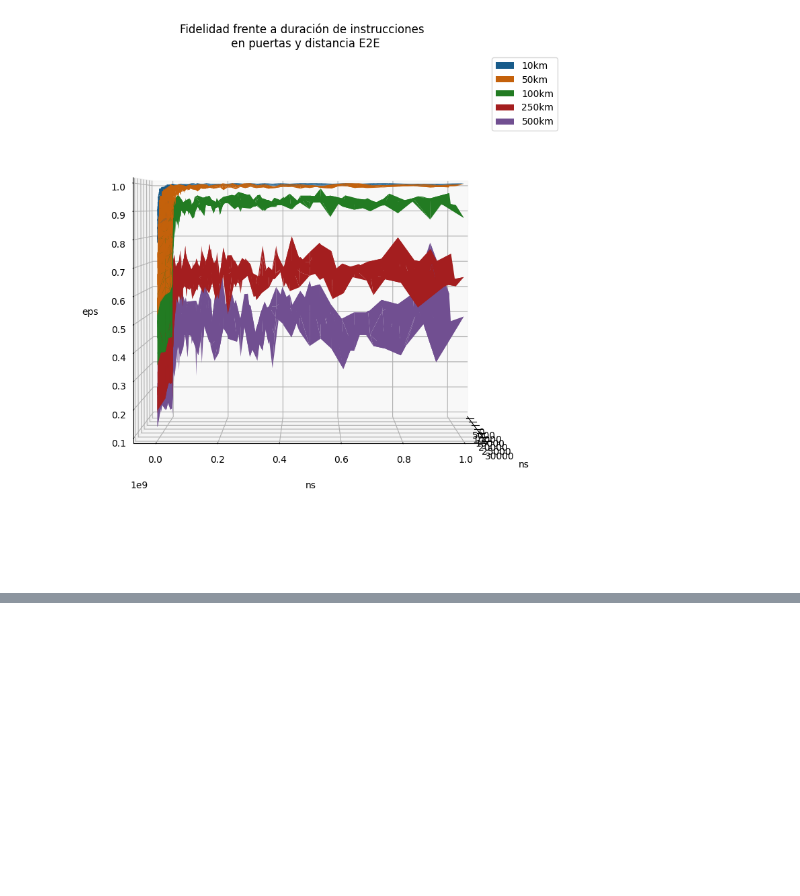
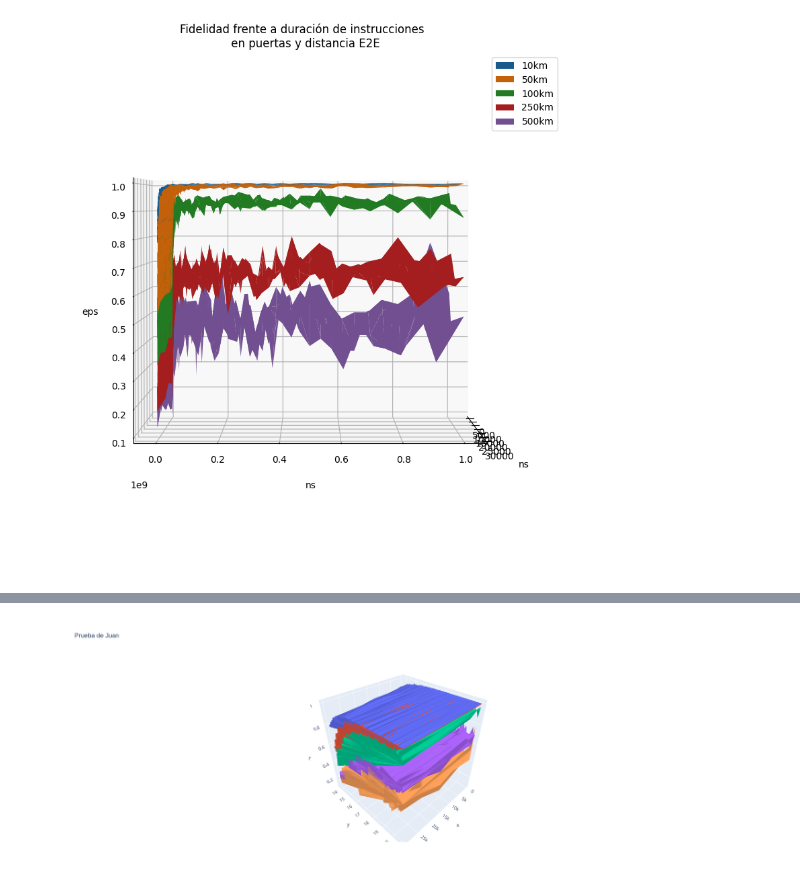
Before and after one commit to davidpcuvigo/quantumcity, a Jupyter notebook: graficosTFM/Prueba24.ipynb, the cells around one changed output, grey strips where cells are left out. Saved outputs shown, nothing was run; the diff lists cells and outputs as text; code cells hidden in the pictures; blank space fills up the shorter version.

```diff
--- a/graficosTFM/Prueba24.ipynb
+++ b/graficosTFM/Prueba24.ipynb
@@ -103,0 +170,69 @@ plt.show()
+# %%
+import plotly.graph_objects as go
+import numpy as np
+import pandas as pd
+np.random.seed(1)
+df24 = pd.read_csv('prueba24.csv',delimiter=',')
+df24.set_index('gate time',inplace=True)
+
+
+layout = go.Layout(
+    autosize=False,
+    width=800,
+    height=700,
+    title='Prueba de Juan',
+    xaxis=go.layout.XAxis(linecolor="black", linewidth=1, mirror=True),
+    yaxis=go.layout.YAxis(type="log",linecolor="black", linewidth=1, mirror=True),
+    margin=go.layout.Margin(l=50, r=50, b=100, t=100, pad=4),
+)
+
+x10 = list(df24[df24['distance']==10].index.values)
+y10 = list(np.log(df24[df24['distance']==10]['valor']).values)
+z10 = list(df24[df24['distance']==10]['Mean fidel'].values)
+x50 = list(df24[df24['distance']==50].index.values)
+y50 = list(np.log(df24[df24['distance']==50]['valor']).values)
+z50 = list(df24[df24['distance']==50]['Mean fidel'].values)
+x100 = list(df24[df24['distance']==100].index.values)
+y100 = list(np.log(df24[df24['distance']==100]['valor']).values)
+z100 = list(df24[df24['distance']==100]['Mean fidel'].values)
+x250 = list(df24[df24['distance']==250].index.values)
+y250 = list(np.log(df24[df24['distance']==250]['valor']).values)
+z250 = list(df24[df24['distance']==250]['Mean fidel'].values)
+x500 = list(df24[df24['distance']==500].index.values)
+y500 = list(np.log(df24[df24['distance']==500]['valor']).values)
+z500 = list(df24[df24['distance']==500]['Mean fidel'].values)
+
+
+
+fig = go.Figure(data=
+                [go.Mesh3d(x=x10,y=y10,z=z10,opacity=1),
+                go.Mesh3d(x=x50,y=y50,z=z50,opacity=1),
+                 go.Mesh3d(x=x100,y=y100,z=z100,opacity=1),
+                  go.Mesh3d(x=x250,y=y250,z=z250,opacity=1),
+                  go.Mesh3d(x=x500,y=y500,z=z500,opacity=1)
+                ]
+                ,layout=layout)
+'''
+,color='rgba(244,22,100,0.6)'
+fig = go.Figure(data=[
+    go.Surface(z=z)
+])
+
+fig.update_layout(title='Mt Bruno Elevation', autosize=False,
+                  width=500, height=500,
+                  margin=dict(l=65, r=50, b=65, t=90))
+
+
+fig.update_layout(
+    scene = dict(
+        xaxis = dict(nticks=4, range=[-100,100],),
+                     yaxis = dict(nticks=4, range=[-50,100],),
+                     zaxis = dict(nticks=4, range=[-100,100],),),
+    width=700,
+    margin=dict(r=20, l=10, b=10, t=10))
+'''
+
+
+fig.show()
+# %% [output]
+[figure, added]
```
Also changed, not shown: parts of 5 cells of this notebook, 16 other files.
